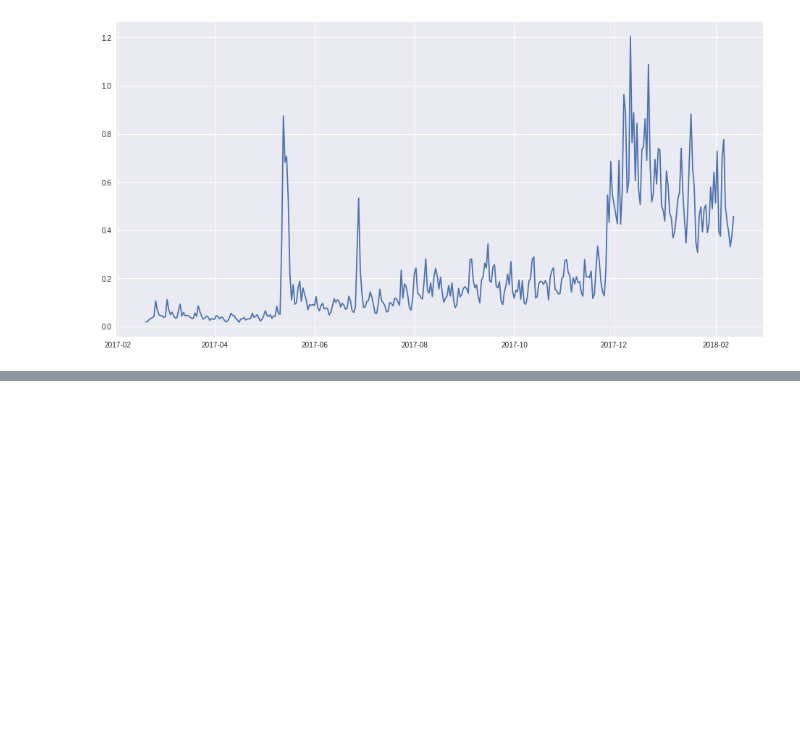
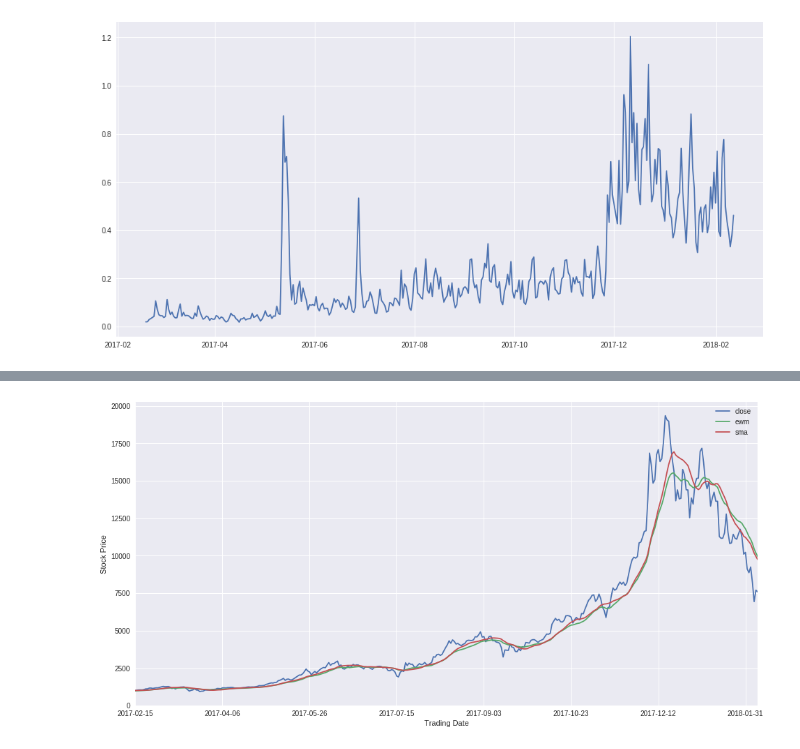
Before and after one commit to machineLearningCryptos/cryptoForecasting, a Jupyter notebook: crypto_forecasting.ipynb, the cells around one changed output, grey strips where cells are left out. Saved outputs shown, nothing was run; the diff lists cells and outputs as text; code cells hidden in the pictures; blank space fills up the shorter version.

```diff
--- a/crypto_forecasting.ipynb
+++ b/crypto_forecasting.ipynb
@@ -138,0 +139,10 @@ ax.set_xlabel('Trading Date')
+# %%
+df2['ewm'] = df2['close'].ewm(span=20).mean()
+df2['dif_moy_mob'] = df2['ewm']-df2['sma']
+ax = df2[['close', 'ewm', 'sma']].iloc[-len(media):, :].plot()
+ax.set_ylabel('Stock Price')
+ax.set_xlabel('Trading Date')
+plt.show()
+df_lastyear = df2.join(media).dropna()
+# %% [output]
+[figure, added]
```
Also changed, not shown: parts of 5 cells of this notebook.
